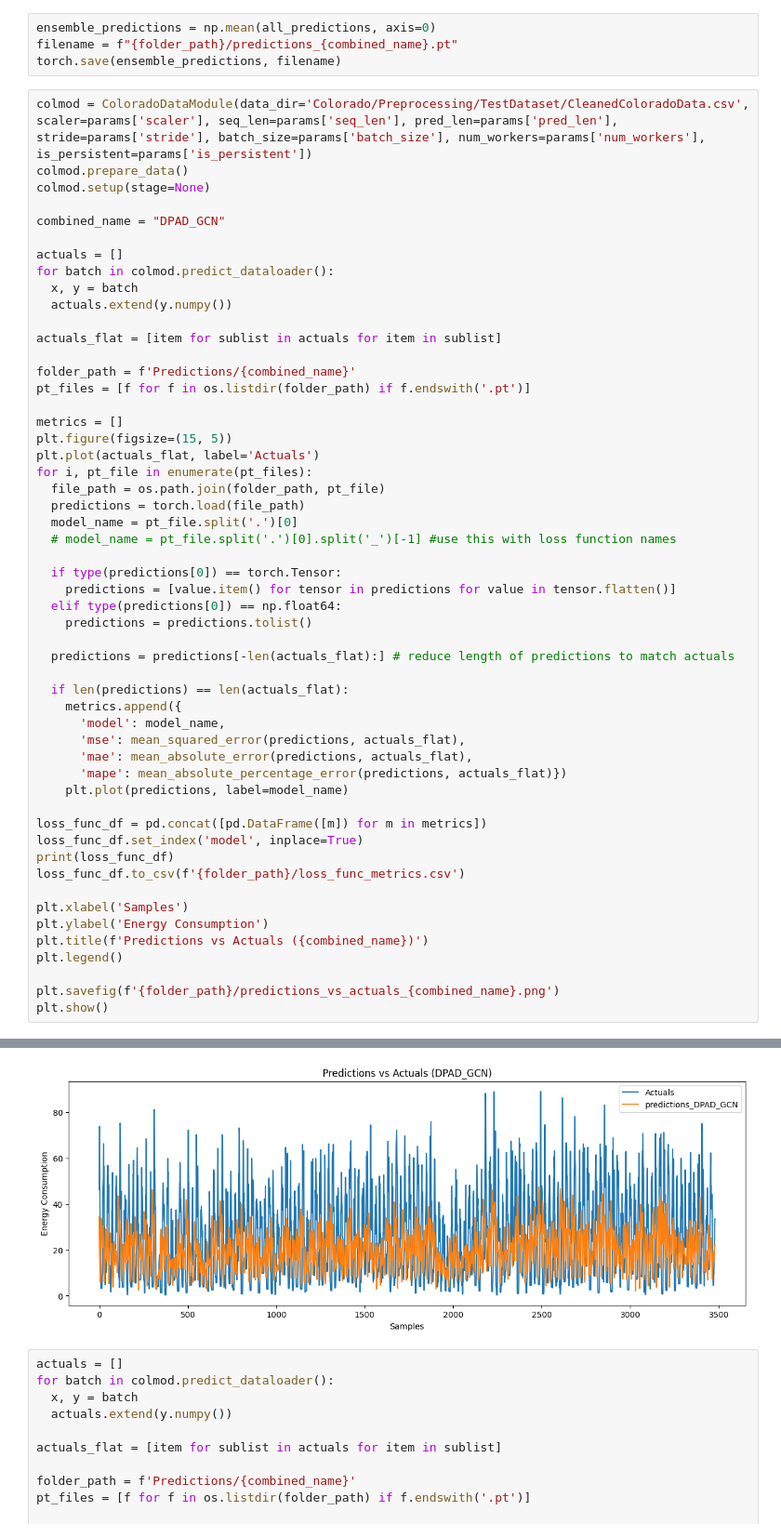
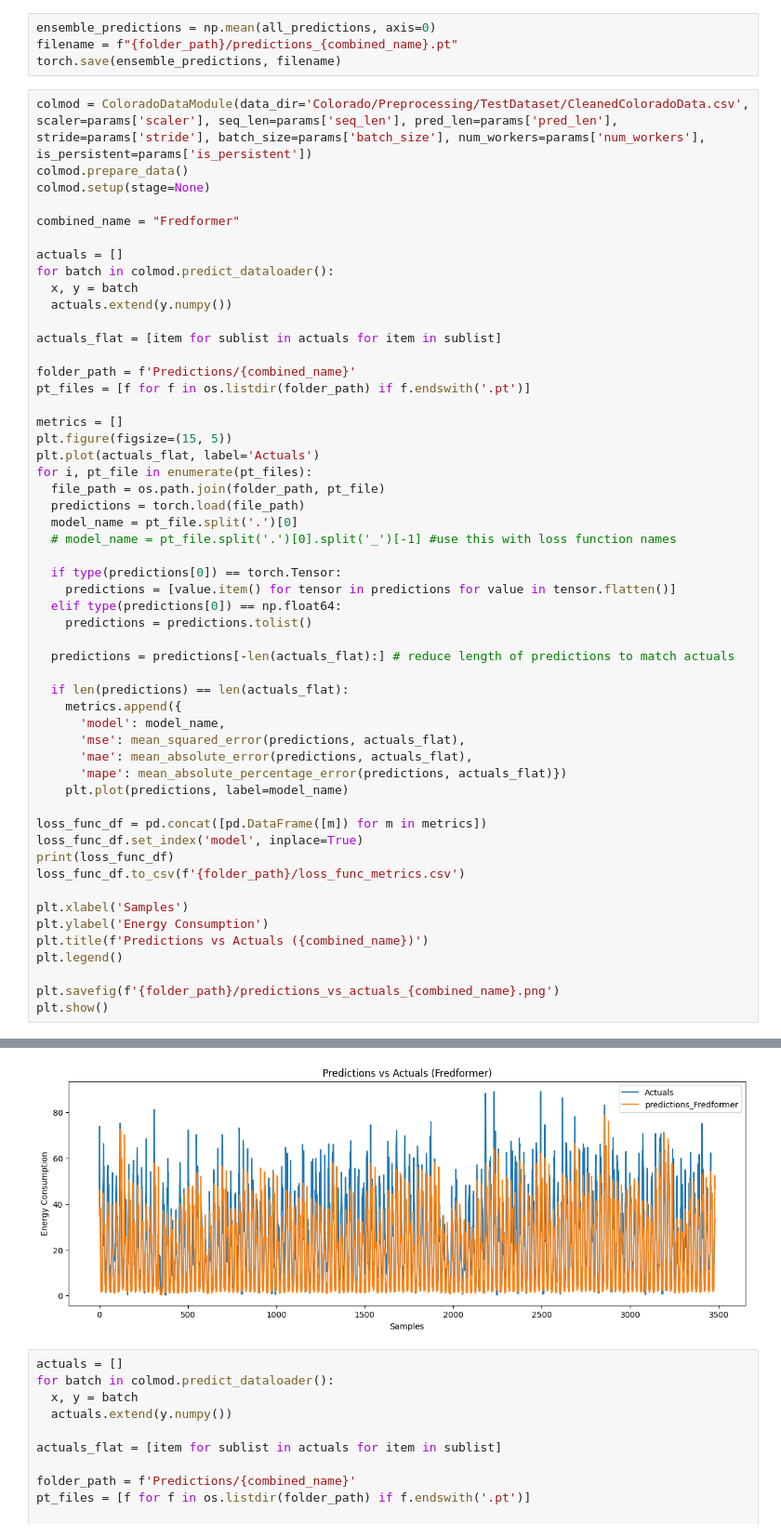
Before and after one commit to sebxGit/P10, a Jupyter notebook: baselines-horizon.ipynb, the cells around one changed output, grey strips where cells are left out. Shown at 93% size. Cells and saved outputs as stored; diff of their text form.

```diff
--- a/baselines-horizon.ipynb
+++ b/baselines-horizon.ipynb
@@ -535,7 +535,7 @@ colmod = ColoradoDataModule(data_dir='Colorado/Preprocessing/TestDataset/Cleaned
 colmod.prepare_data()
 colmod.setup(stage=None)
 
-combined_name = "DPAD_GCN"
+combined_name = "Fredformer"
 
 actuals = []
 for batch in colmod.predict_dataloader():
@@ -587,4 +590,4 @@ plt.show()
-[figure, old version]
+[figure, new version]
 # %%
 actuals = []
 for batch in colmod.predict_dataloader():
```
Also changed, not shown: parts of 1 cell of this notebook, 1 other file.
